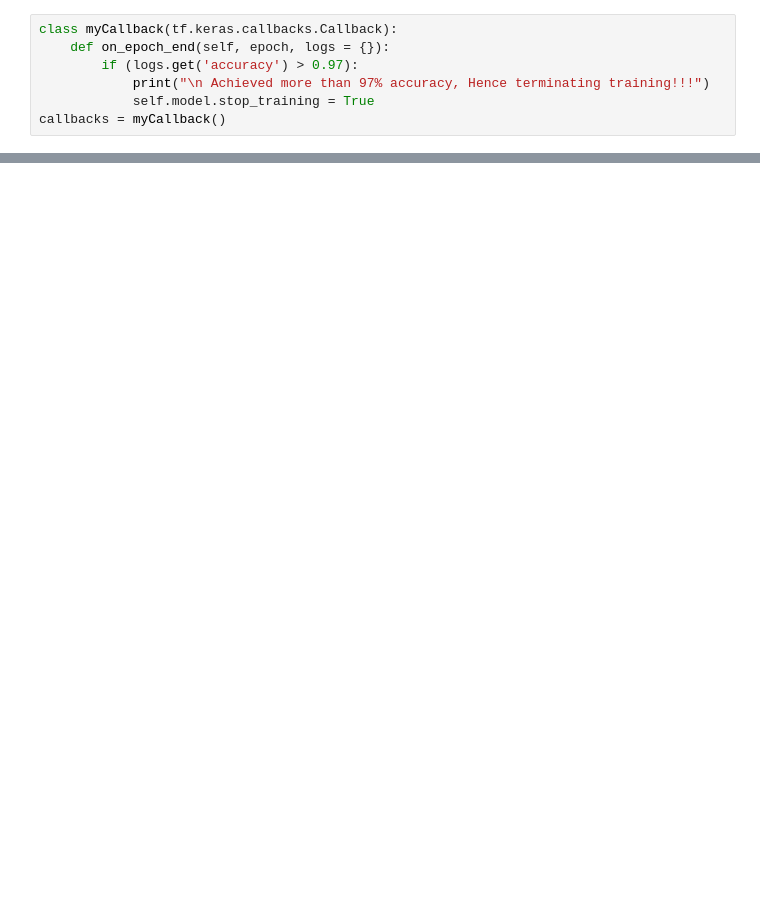
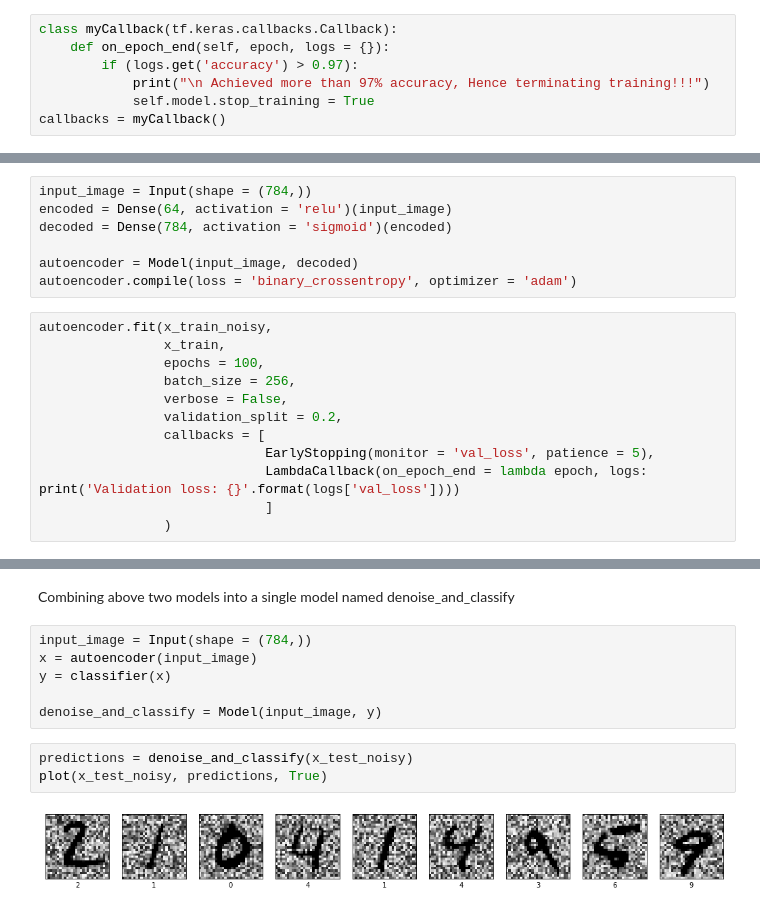
Before and after one commit to chitranshp/Image-noise-reduction, a Jupyter notebook: Denoising_images_using_autoencoder.ipynb, the cells around one changed output, grey strips where cells are left out. Saved outputs shown, nothing was run; the diff lists cells and outputs as text; blank space fills up the shorter version.

Commit message:
add classifier

```diff
--- a/Denoising_images_using_autoencoder.ipynb
+++ b/Denoising_images_using_autoencoder.ipynb
@@ -95,0 +115,19 @@ Test accuracy:0.23770000040531158
+# %%
+input_image = Input(shape = (784,))
+encoded = Dense(64, activation = 'relu')(input_image)
+decoded = Dense(784, activation = 'sigmoid')(encoded)
+
+autoencoder = Model(input_image, decoded)
+autoencoder.compile(loss = 'binary_crossentropy', optimizer = 'adam')
+# %%
+autoencoder.fit(x_train_noisy,
+                x_train,
+                epochs = 100,
+                batch_size = 256,
+                verbose = False,
+                validation_split = 0.2,
+                callbacks = [
+                             EarlyStopping(monitor = 'val_loss', patience = 5),
+                             LambdaCallback(on_epoch_end = lambda epoch, logs: print('Validation loss: {}'.format(logs['val_loss'])))
+                             ]
+                )
@@ -95,0 +167,13 @@ Test accuracy:0.23770000040531158
+# %% [markdown]
+Combining above two models into a single model named denoise_and_classify
+# %%
+input_image = Input(shape = (784,))
+x = autoencoder(input_image)
+y = classifier(x)
+
+denoise_and_classify = Model(input_image, y)
+# %%
+predictions = denoise_and_classify(x_test_noisy)
+plot(x_test_noisy, predictions, True)
+# %% [output]
+[figure, added]
```
Also changed, not shown: parts of 14 cells of this notebook.
